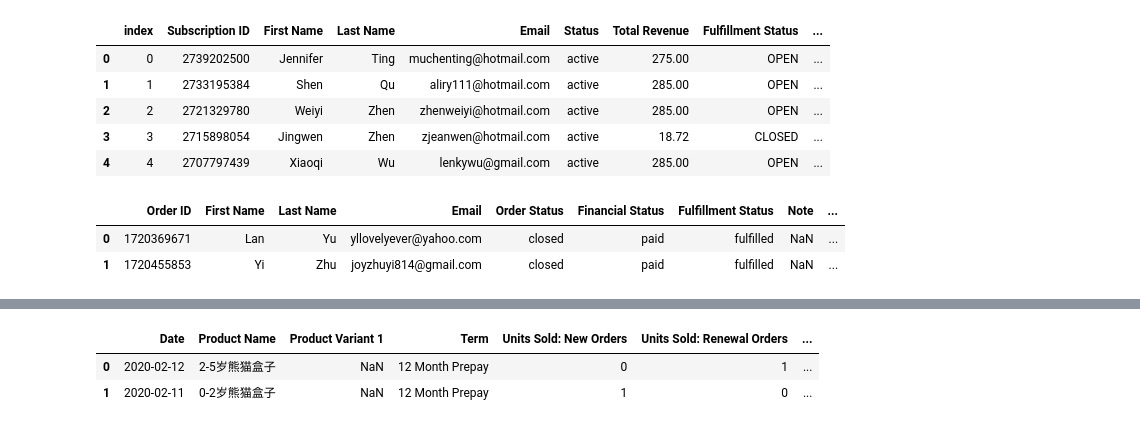
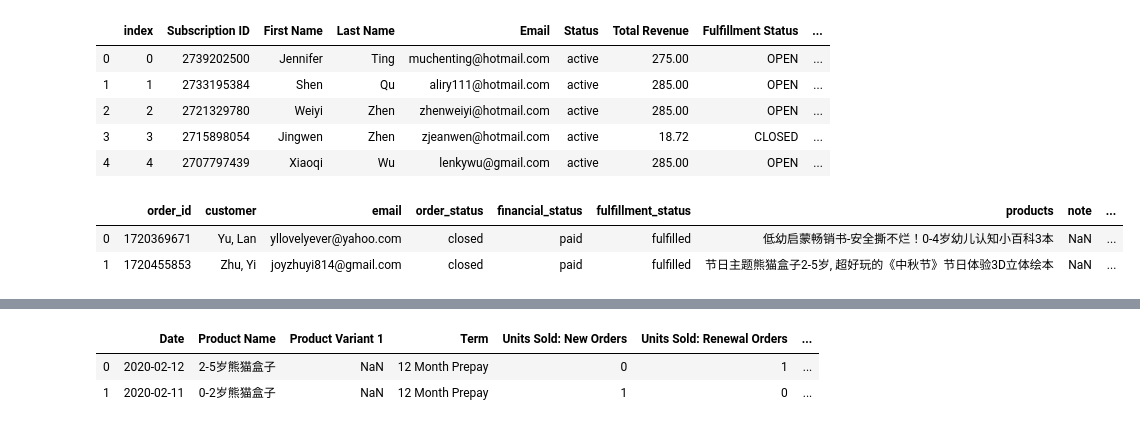
Before and after one commit to Armclimber/Projects, a Jupyter notebook: Capstone2/Subscription - Data Wrangling and EDA.ipynb, the cells around one changed output, grey strips where cells are left out. Saved outputs shown, nothing was run; the diff lists cells and outputs as text; code cells hidden in the pictures.

```diff
--- a/Capstone2/Subscription - Data Wrangling and EDA.ipynb
+++ b/Capstone2/Subscription - Data Wrangling and EDA.ipynb
@@ -10,8 +10,8 @@ from datetime import datetime, timezone
 
 pd.set_option('display.max_columns', 999)
 # %%
-data_path = "C:/Users/armcl/Python/Springboard_Cap2/Data/" #Home
-#data_path = "C:/Users/yyzhao/python/Springboard/Capstone2/Data/" #Work
+#data_path = "C:/Users/armcl/Python/Springboard_Cap2/Data/" #Home
+data_path = "C:/Users/yyzhao/python/Springboard/Capstone2/Data/" #Work
 # %%
 #Read customers data
 customers = pd.read_csv(data_path + "Subscription/customers.csv", encoding="utf8")
@@ -765,9 +779,9 @@ subscriptions.head()
 | 4 | 4 | 2707797439 | Xiaoqi | Wu | lenkywu@gmail.com | active | 285.00 | OPEN | ... |
 # %%
 #One-time Order Data
-onetime_order = pd.read_csv(data_path + "Subscription/onetimeorder.csv", encoding="utf8")
+onetime_order = pd.read_csv(data_path + "Subscription/onetimeorder_legacy.csv", encoding="utf8")
 onetime_order.head(2)
 # %% [output]
-|  | Order ID | First Name | Last Name | Email | Order Status | Financial Status | Fulfillment Status | Note | ... |
-| 0 | 1720369671 | Lan | Yu | yllovelyever@yahoo.com | closed | paid | fulfilled | NaN | ... |
-| 1 | 1720455853 | Yi | Zhu | joyzhuyi814@gmail.com | closed | paid | fulfilled | NaN | ... |
+|  | order_id | customer | email | order_status | financial_status | fulfillment_status | products | note | ... |
+| 0 | 1720369671 | Yu, Lan | yllovelyever@yahoo.com | closed | paid | fulfilled | 低幼启蒙畅销书-安全撕不烂！0-4岁幼儿认知小百科3本 | NaN | ... |
+| 1 | 1720455853 | Zhu, Yi | joyzhuyi814@gmail.com | closed | paid | fulfilled | 节日主题熊猫盒子2-5岁, 超好玩的《中秋节》节日体验3D立体绘本 | NaN | ... |
```
Also changed, not shown: parts of 39 cells of this notebook.
